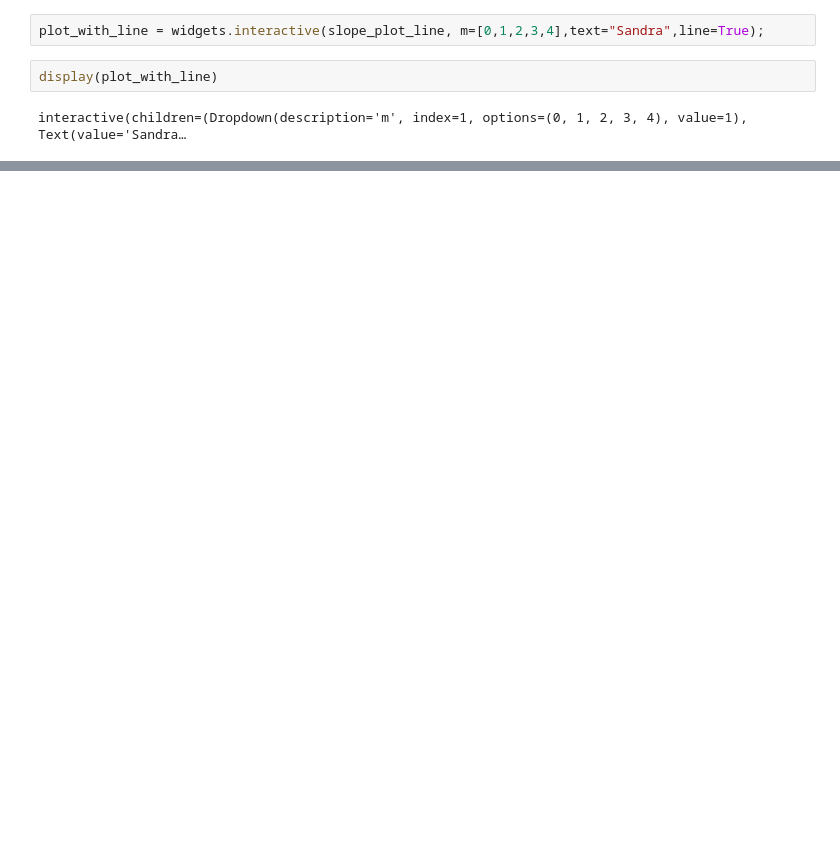
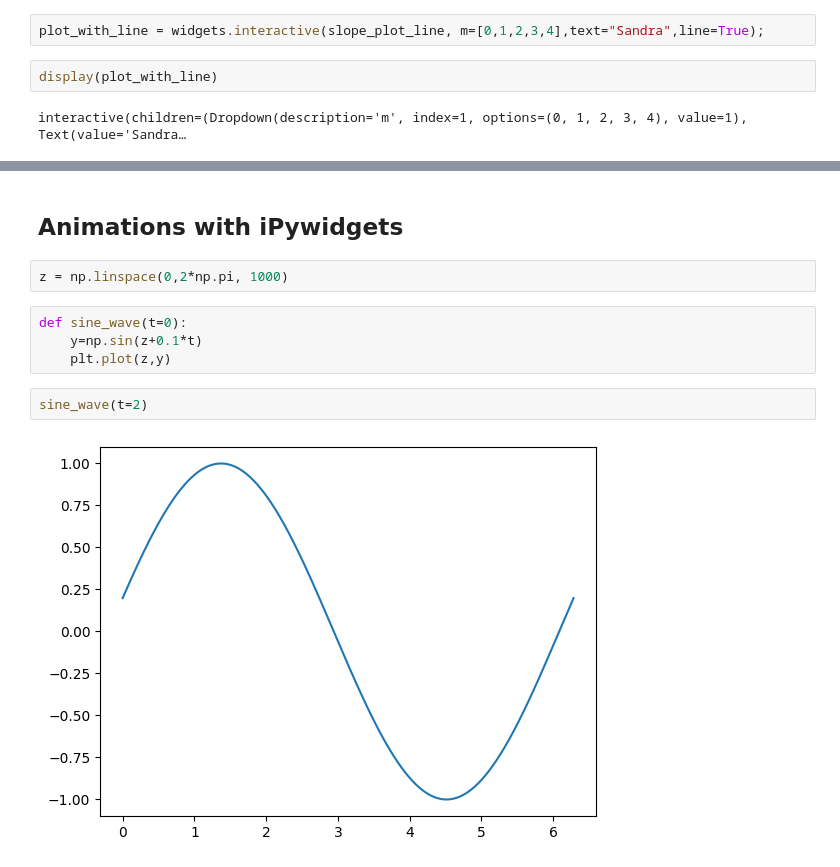
Before and after one commit to slancheros/ReactiveIntegrationFastAPI, a Jupyter notebook: iPywidgets-Examples.ipynb, the cells around one changed output, grey strips where cells are left out. Saved outputs shown, nothing was run; the diff lists cells and outputs as text; blank space fills up the shorter version.

Commit message:
Added handler and animations

```diff
--- a/iPywidgets-Examples.ipynb
+++ b/iPywidgets-Examples.ipynb
@@ -133,0 +188,12 @@ interactive(children=(Dropdown(description='m', index=1, options=(0, 1, 2, 3, 4)
+# %% [markdown]
+## Animations with iPywidgets
+# %%
+z = np.linspace(0,2*np.pi, 1000)
+# %%
+def sine_wave(t=0):
+    y=np.sin(z+0.1*t)
+    plt.plot(z,y)
+# %%
+sine_wave(t=2)
+# %% [output]
+[figure, added]
```
Also changed, not shown: parts of 20 cells of this notebook.
